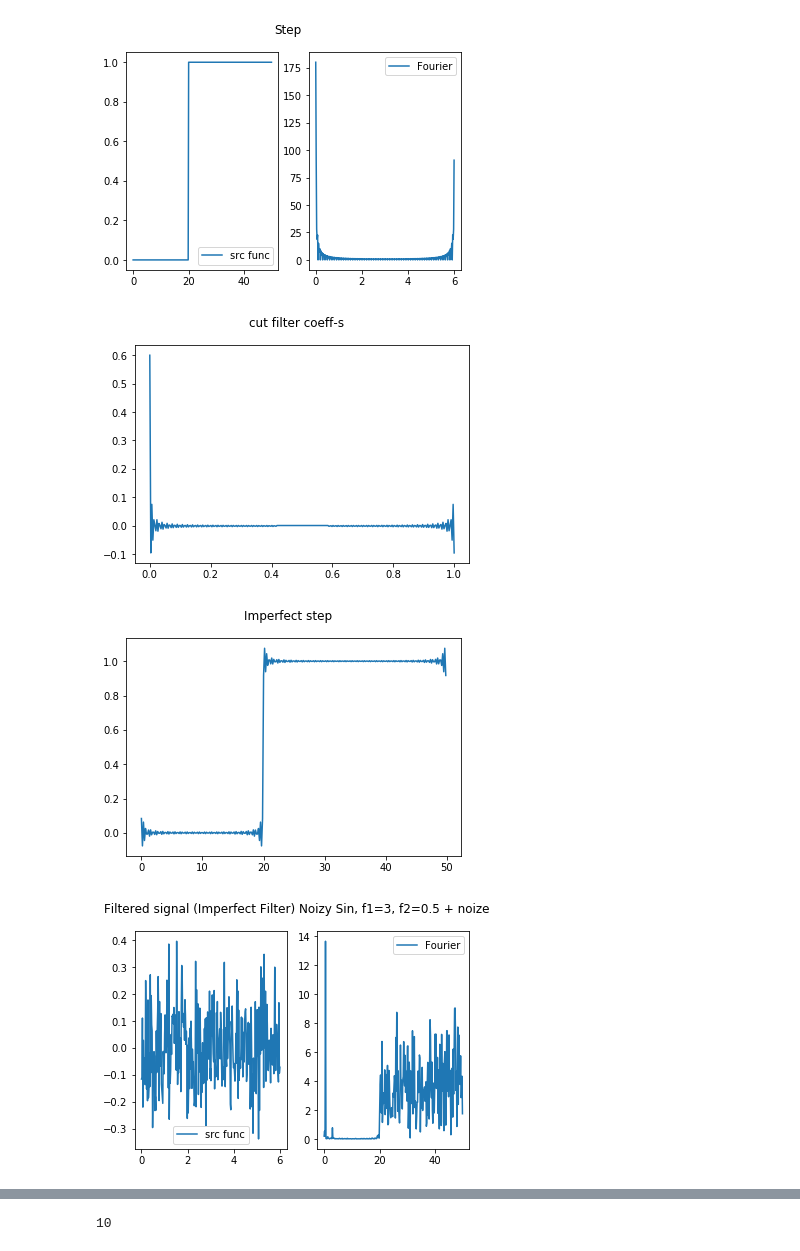
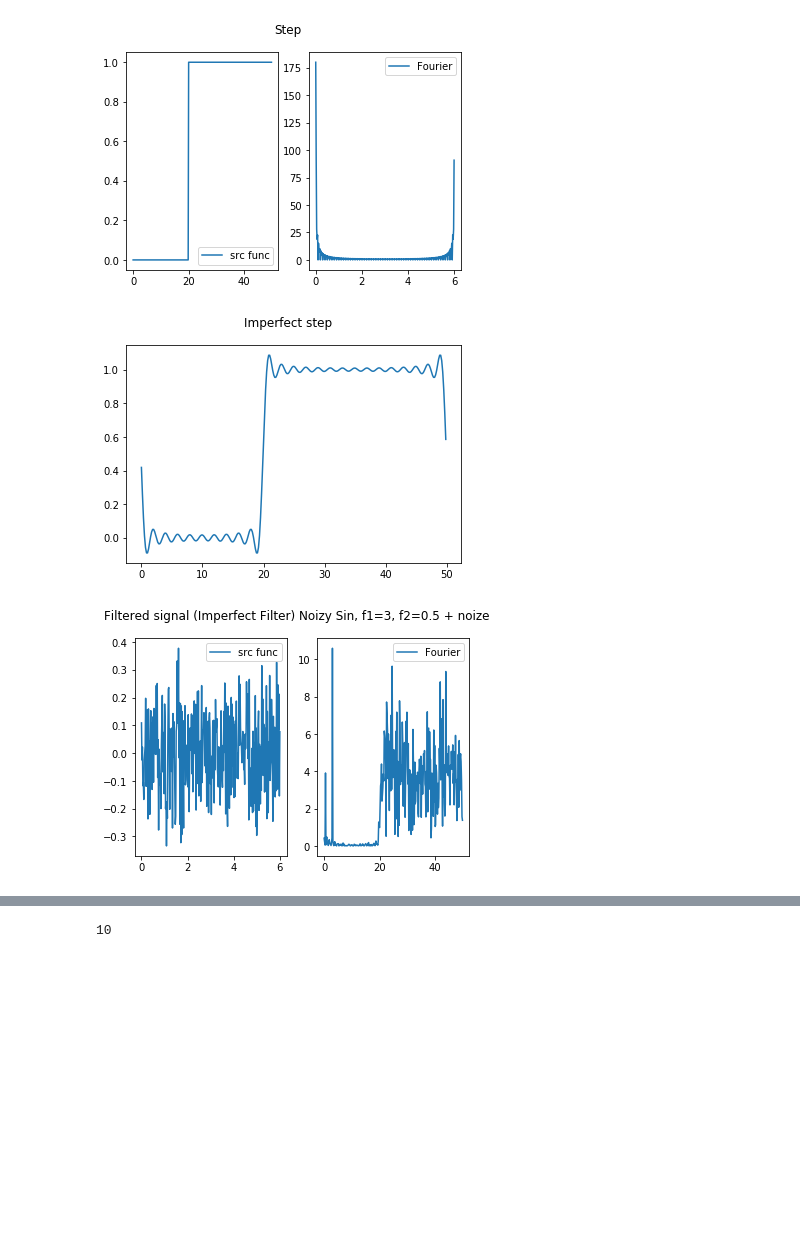
Before and after one commit to PashaIanko/Python, a Jupyter notebook: High Pass Filter/High Pass Filter new try.ipynb, the cells around one changed output, grey strips where cells are left out. Saved outputs shown, nothing was run; the diff lists cells and outputs as text; code cells hidden in the pictures; blank space fills up the shorter version.

```diff
--- a/High Pass Filter/High Pass Filter new try.ipynb
+++ b/High Pass Filter/High Pass Filter new try.ipynb
@@ -308,7 +308,7 @@ def plot_imperfect_high_pass_filtered(Src_Func, f_cut, Pts_to_keep, func_title):
     [x_ifft_step, y_ifft_step] = IFFT(Step_Func.x, Step_Func.y, 0, 1)
 
     y_ifft_step_cut = cut_filter(Pts_to_keep, y_ifft_step) # Оставили только 40 коэффициентов синкуса
-    plot_y(y_ifft_step_cut, 'cut filter coeff-s', 0,1)
+    #plot_y(y_ifft_step_cut, 'cut filter coeff-s', 0,1)
 
     imperfect_step = np.fft.fft(y_ifft_step_cut)
     plot(Step_Func.x, imperfect_step, 'Imperfect step')
@@ -332,7 +332,7 @@ def plot_pefrect_high_pass_filtered(Src_Func, f_cut, func_title):
 
     [x_ifft_step, y_ifft_step] = IFFT(Step_Func.x, Step_Func.y, 0, 1)
     y_ifft_step_adj = adjust_filter(y_ifft_step)
-    plot(x_ifft_step, y_ifft_step_adj, 'Sincus (IFFT Step)')
+    #plot(x_ifft_step, y_ifft_step_adj, 'Sincus (IFFT Step)')
 
     y_fourier_filtered = get_fourier_of_filtered_signal(y_fft_cut, Step_Func.y)
 
@@ -521,5 +430,5 @@ sin_Func.y = np.sin(2*np.pi*f1* sin_Func.x) + np.sin(2*np.pi * f2*sin_Func.x)
 sin_Func.noize(noize_intensity, noize_level)
 
 
-plot_imperfect_high_pass_filtered(sin_Func, 20, 250, 'Noizy Sin, f1=3, f2=0.5 + noize')
+plot_imperfect_high_pass_filtered(sin_Func, 20, 50, 'Noizy Sin, f1=3, f2=0.5 + noize')
 # %% [output]
@@ -528,7 +437,6 @@ plot_imperfect_high_pass_filtered(sin_Func, 20, 250, 'Noizy Sin, f1=3, f2=0.5 +
 [figure]
-[figure, old version]
+[figure, new version]
-[figure, old version]
+[figure, new version]
-[figure, removed]
 # %%
 # Пример сначала с обной частотой, потом с другой
 points_numb_left = 500
```
Also changed, not shown: parts of 9 cells of this notebook, 11 other files.
